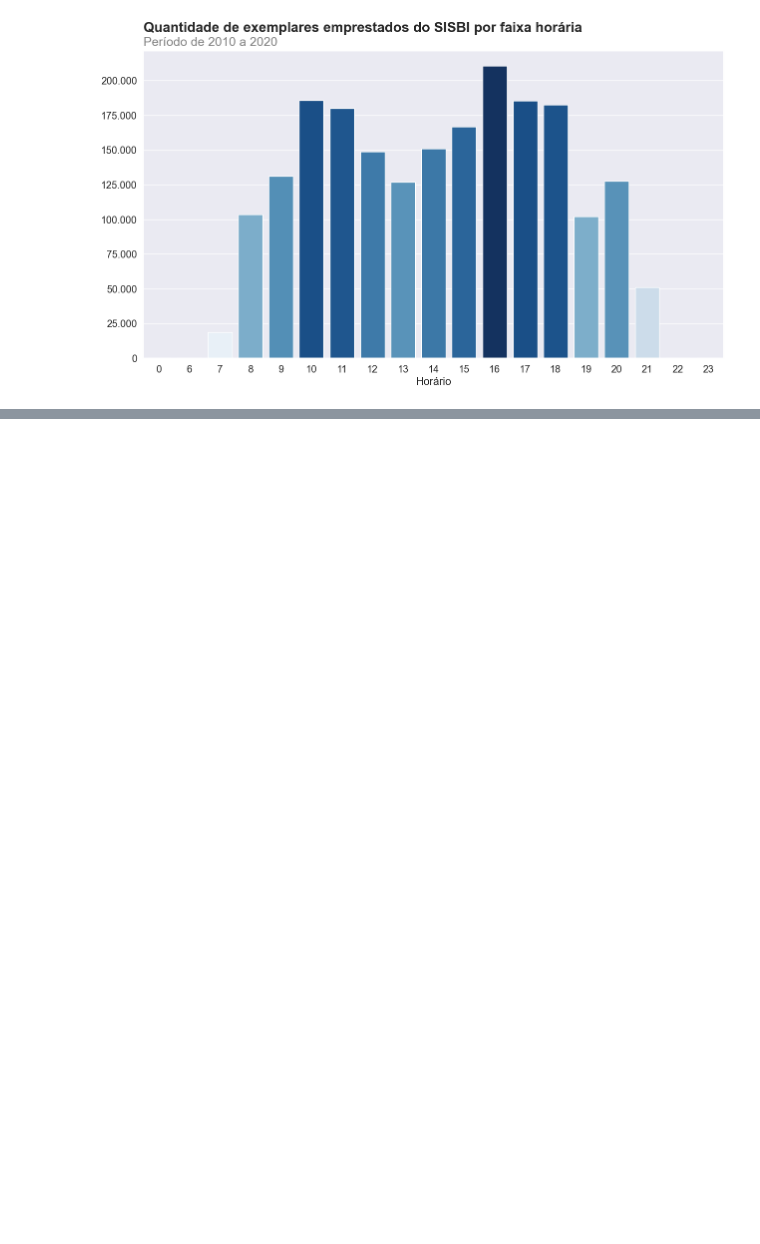
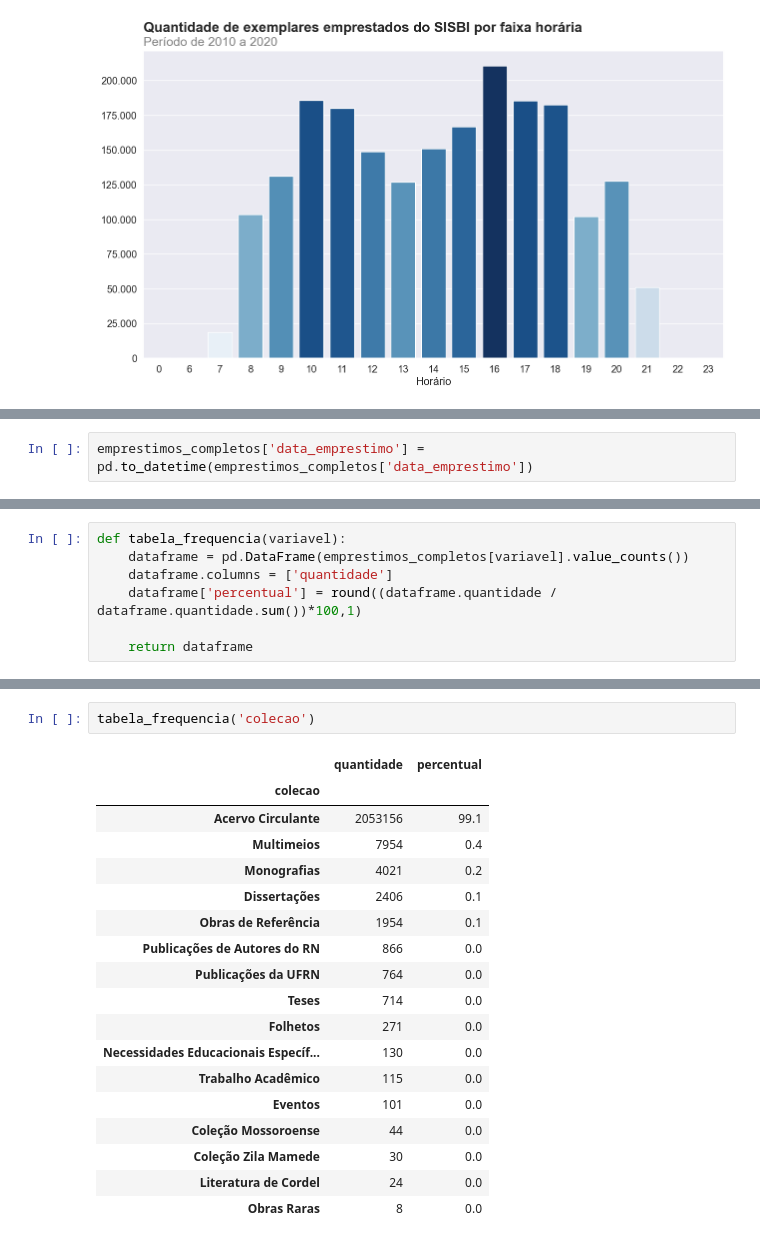
Before and after one commit to PietroDelCorona/Python_Pandas_Alura, a Jupyter notebook: codigos.ipynb, the cells around one changed output, grey strips where cells are left out. Saved outputs shown, nothing was run; the diff lists cells and outputs as text; blank space fills up the shorter version.

```diff
--- a/codigos.ipynb
+++ b/codigos.ipynb
@@ -581,0 +647,2 @@ ax=ax
+# %%
+emprestimos_completos['data_emprestimo'] = pd.to_datetime(emprestimos_completos['data_emprestimo'])
@@ -581,0 +685,7 @@ ax=ax
+# %%
+def tabela_frequencia(variavel):
+    dataframe = pd.DataFrame(emprestimos_completos[variavel].value_counts())
+    dataframe.columns = ['quantidade']
+    dataframe['percentual'] = round((dataframe.quantidade / dataframe.quantidade.sum())*100,1)
+
+    return dataframe
@@ -581,0 +705,21 @@ ax=ax
+# %%
+tabela_frequencia('colecao')
+# %% [output]
+|  | quantidade | percentual |
+| colecao |  |  |
+| Acervo Circulante | 2053156 | 99.1 |
+| Multimeios | 7954 | 0.4 |
+| Monografias | 4021 | 0.2 |
+| Dissertações | 2406 | 0.1 |
+| Obras de Referência | 1954 | 0.1 |
+| Publicações de Autores do RN | 866 | 0.0 |
+| Publicações da UFRN | 764 | 0.0 |
+| Teses | 714 | 0.0 |
+| Folhetos | 271 | 0.0 |
+| Necessidades Educacionais Específ... | 130 | 0.0 |
+| Trabalho Acadêmico | 115 | 0.0 |
+| Eventos | 101 | 0.0 |
+| Coleção Mossoroense | 44 | 0.0 |
+| Coleção Zila Mamede | 30 | 0.0 |
+| Literatura de Cordel | 24 | 0.0 |
+| Obras Raras | 8 | 0.0 |
```
Also changed, not shown: parts of 13 cells of this notebook.
